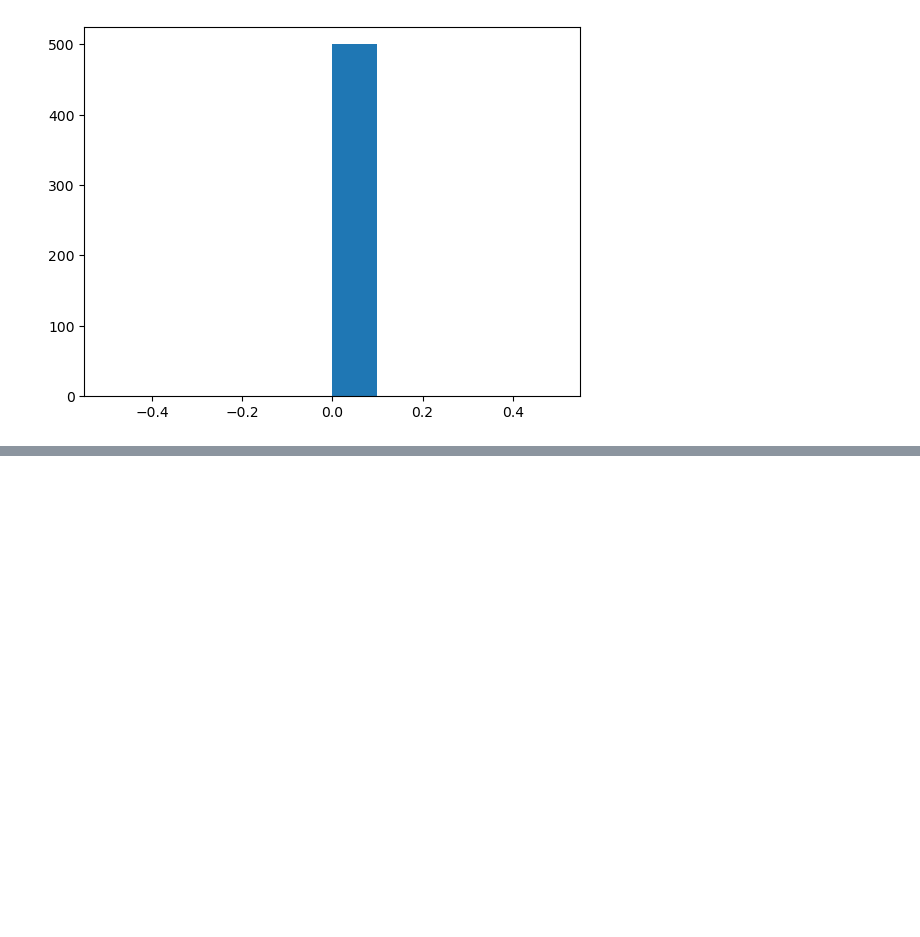
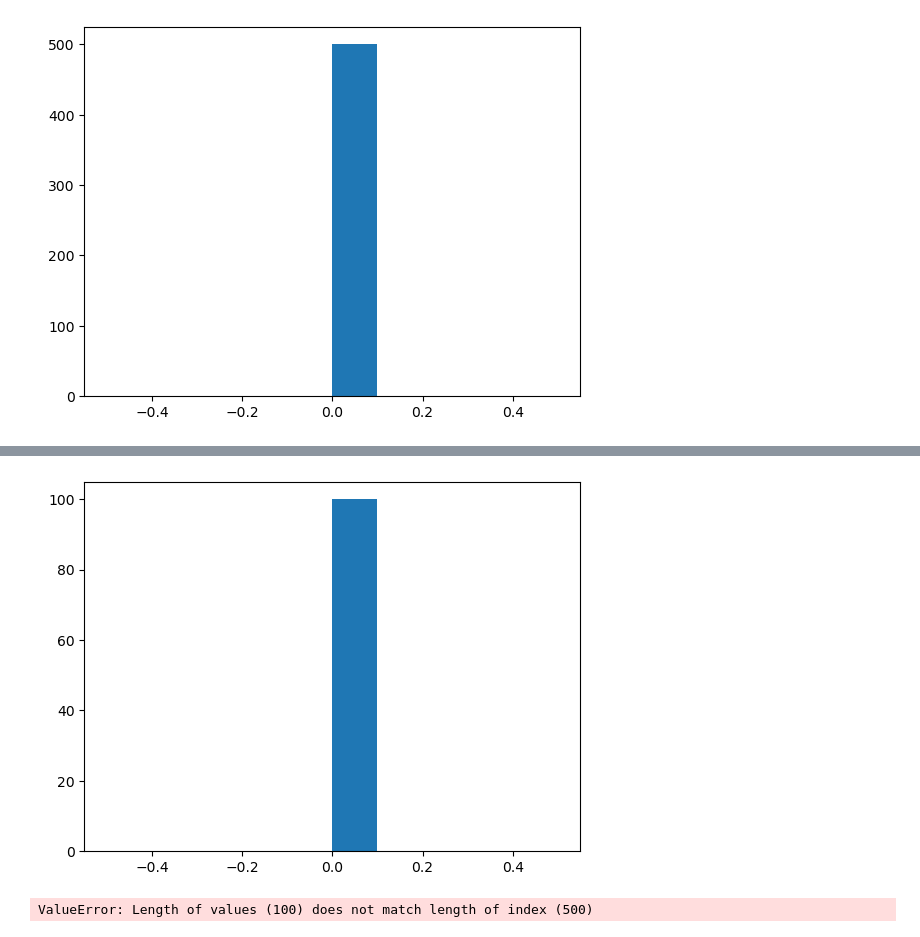
Before and after one commit to miguelrojas1990/TSGBD, a Jupyter notebook: generador_de_variables_pseudo-aleatorias.ipynb, the cells around one changed output, grey strips where cells are left out. Saved outputs shown, nothing was run; the diff lists cells and outputs as text; code cells hidden in the pictures; blank space fills up the shorter version.

```diff
--- a/generador_de_variables_pseudo-aleatorias.ipynb
+++ b/generador_de_variables_pseudo-aleatorias.ipynb
@@ -277,0 +407,3 @@ n/k >=5
+# %%
+k = 100
+fi, intervalos = np.histogram(x, range=(0,1), bins=k)
@@ -277,0 +431,10 @@ n/k >=5
+# %%
+plt.hist(fi)
+plt.show()
+# %% [output]
+[figure, added]
+# %%
+tabla['fi'] = fi
+tabla
+# %% [output]
+ValueError: Length of values (100) does not match length of index (500)
```
Also changed, not shown: parts of 42 cells of this notebook.
